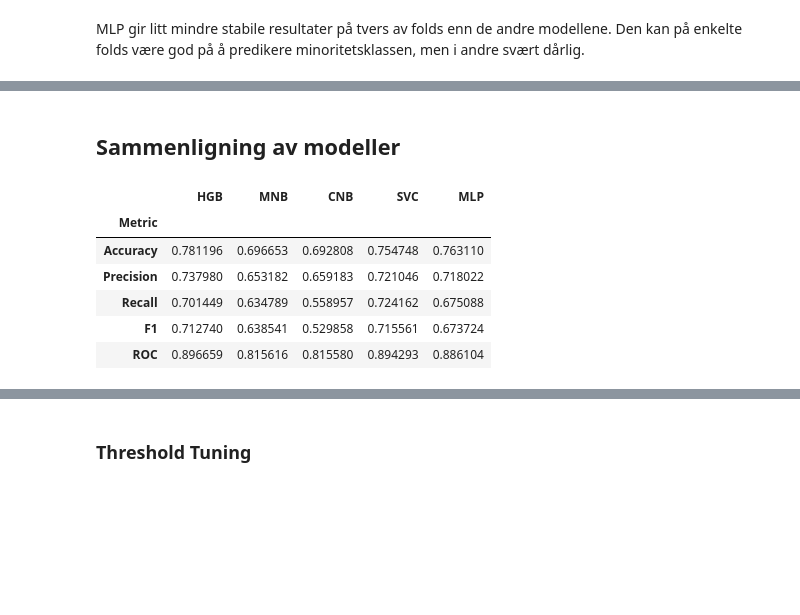
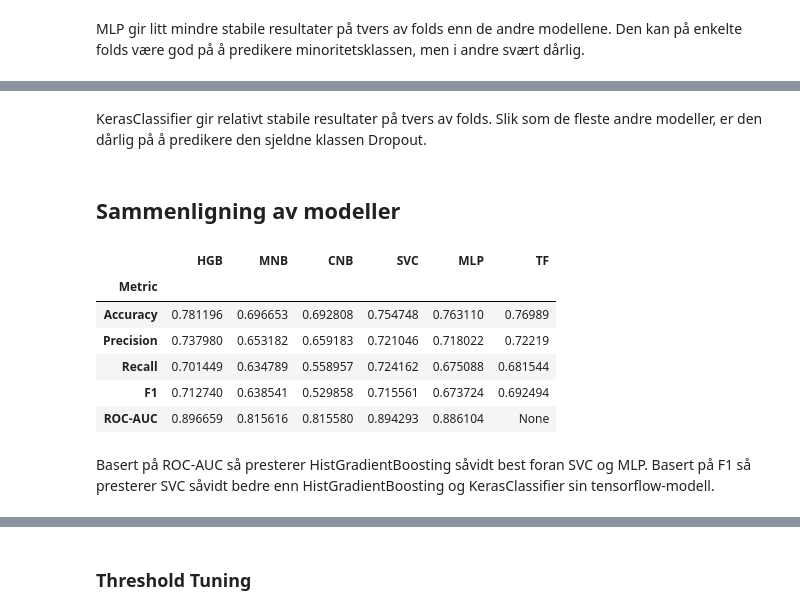
Before and after one commit to Finken2002/Mandatory_Artificial_Neural_Networks, a Jupyter notebook: Comparison_of_Classifiers_for_Student_Performance_Prediction/Comparison_of_Classifiers_for_Student_Performance_Predictions_ANN_3.ipynb, the cells around one changed output, grey strips where cells are left out. Saved outputs shown, nothing was run; the diff lists cells and outputs as text; code cells hidden in the pictures; blank space fills up the shorter version.

```diff
--- a/Comparison_of_Classifiers_for_Student_Performance_Prediction/Comparison_of_Classifiers_for_Student_Performance_Predictions_ANN_3.ipynb
+++ b/Comparison_of_Classifiers_for_Student_Performance_Prediction/Comparison_of_Classifiers_for_Student_Performance_Predictions_ANN_3.ipynb
@@ -2166,0 +2097,28 @@ tf_cv_results5_sorted.head()
+# %%
+tf_pipe_epochs_loss = Pipeline([
+        ('log_scaled_encoded', log_scale_encode),
+        ('tf', KerasClassifier(
+            model=build_tensorflow_model,
+            model__hidden_layers=(64,32),
+            model__dropout_rate=0.1,
+            optimizer__learning_rate=0.001,
+            epochs=50,
+            batch_size=64,
+            validation_split=0.2,
+            verbose=1,
+            random_state=global_random_state
+        ))
+    ])
+
+tf_pipe_epochs_loss.fit(dataset_features, dataset_targets)
+
+tf_clf = tf_pipe_epochs_loss.named_steps["tf"]
+history = tf_clf.history_
+
+plt.plot(history["loss"], label="loss")
+plt.plot(history["val_loss"], label="val_loss")
+plt.xlabel("Epoch")
+plt.ylabel("Loss")
+plt.legend()
+plt.grid(True)
+plt.show()
@@ -2167,10 +2148,10 @@ tf_cv_results5_sorted.head()
 # %%
 tf_params_final = {
-    "tf__model__hidden_neurons1": [192],
-    "tf__model__hidden_neurons2": [64],
-    "tf__model__dropout_rate": [0.0],
-    "tf__epochs": [10],
-    "tf__batch_size": [128]
+    "tf__model__hidden_layers": [(64, 32)],
+    "tf__model__dropout_rate": [0.1],
+    "tf__optimizer__learning_rate": [0.001],
+    "tf__epochs": [6],
+    "tf__batch_size": [64]
 }
 # %%
 tf_estimators_final, tf_scores_final, tf_cv_results_final = train(
@@ -2179,6 +2160,7 @@ tf_estimators_final, tf_scores_final, tf_cv_results_final = train(
     dataset_features,
     targets_encoded,
     scoring=tensorflow_scoring,
+    refit="f1",
     n_jobs=1
     )
 tf_scores_final = pd.DataFrame(tf_scores_final)
@@ -2200,22 +2208,26 @@ tf_scores_final.describe()
+# %% [markdown]
+KerasClassifier gir relativt stabile resultater på tvers av folds. Slik som de fleste andre modeller, er den dårlig på å predikere den sjeldne klassen Dropout.
 # %% [markdown]
 ## Sammenligning av modeller
 # %%
 training_results = pd.DataFrame({
-    'Metric' : ['Accuracy', 'Precision', 'Recall', "F1", "ROC"],
+    'Metric' : ['Accuracy', 'Precision', 'Recall', "F1", "ROC-AUC"],
     'HGB' : [hgb_scores_final['accuracy'].mean(), hgb_scores_final['precision'].mean(), hgb_scores_final['recall'].mean(), hgb_scores_final['f1'].mean(), hgb_scores_final['roc_auc'].mean()],
     'MNB' : [mnb_scores_final['accuracy'].mean(), mnb_scores_final['precision'].mean(), mnb_scores_final['recall'].mean(), mnb_scores_final['f1'].mean(), mnb_scores_final['roc_auc'].mean()],
     'CNB' : [cnb_scores_final['accuracy'].mean(), cnb_scores_final['precision'].mean(), cnb_scores_final['recall'].mean(), cnb_scores_final['f1'].mean(), cnb_scores_final['roc_auc'].mean()],
     'SVC' : [svc_scores_final['accuracy'].mean(), svc_scores_final['precision'].mean(), svc_scores_final['recall'].mean(), svc_scores_final['f1'].mean(), svc_scores_final['roc_auc'].mean()],
     'MLP' : [mlp_scores_final['accuracy'].mean(), mlp_scores_final['precision'].mean(), mlp_scores_final['recall'].mean(), mlp_scores_final['f1'].mean(), mlp_scores_final['roc_auc'].mean()],
-    #'TF' : [tf_scores_final['accuracy'].mean(), tf_scores_final['precision'].mean(), tf_scores_final['recall'].mean(), tf_scores_final['f1'].mean(), "None"]
+    'TF' : [tf_scores_final['accuracy'].mean(), tf_scores_final['precision'].mean(), tf_scores_final['recall'].mean(), tf_scores_final['f1'].mean(), "None"]
 })
 training_results.set_index('Metric', inplace=True)
 training_results
 # %% [output]
-|  | HGB | MNB | CNB | SVC | MLP |
-| Metric |  |  |  |  |  |
-| Accuracy | 0.781196 | 0.696653 | 0.692808 | 0.754748 | 0.763110 |
-| Precision | 0.737980 | 0.653182 | 0.659183 | 0.721046 | 0.718022 |
-| Recall | 0.701449 | 0.634789 | 0.558957 | 0.724162 | 0.675088 |
-| F1 | 0.712740 | 0.638541 | 0.529858 | 0.715561 | 0.673724 |
-| ROC | 0.896659 | 0.815616 | 0.815580 | 0.894293 | 0.886104 |
+|  | HGB | MNB | CNB | SVC | MLP | TF |
+| Metric |  |  |  |  |  |  |
+| Accuracy | 0.781196 | 0.696653 | 0.692808 | 0.754748 | 0.763110 | 0.76989 |
+| Precision | 0.737980 | 0.653182 | 0.659183 | 0.721046 | 0.718022 | 0.72219 |
+| Recall | 0.701449 | 0.634789 | 0.558957 | 0.724162 | 0.675088 | 0.681544 |
+| F1 | 0.712740 | 0.638541 | 0.529858 | 0.715561 | 0.673724 | 0.692494 |
+| ROC-AUC | 0.896659 | 0.815616 | 0.815580 | 0.894293 | 0.886104 | None |
+# %% [markdown]
+Basert på ROC-AUC så presterer HistGradientBoosting såvidt best foran SVC og MLP. Basert på F1 så presterer SVC såvidt bedre enn HistGradientBoosting og KerasClassifier sin tensorflow-modell.
```
Also changed, not shown: parts of 40 cells of this notebook.
